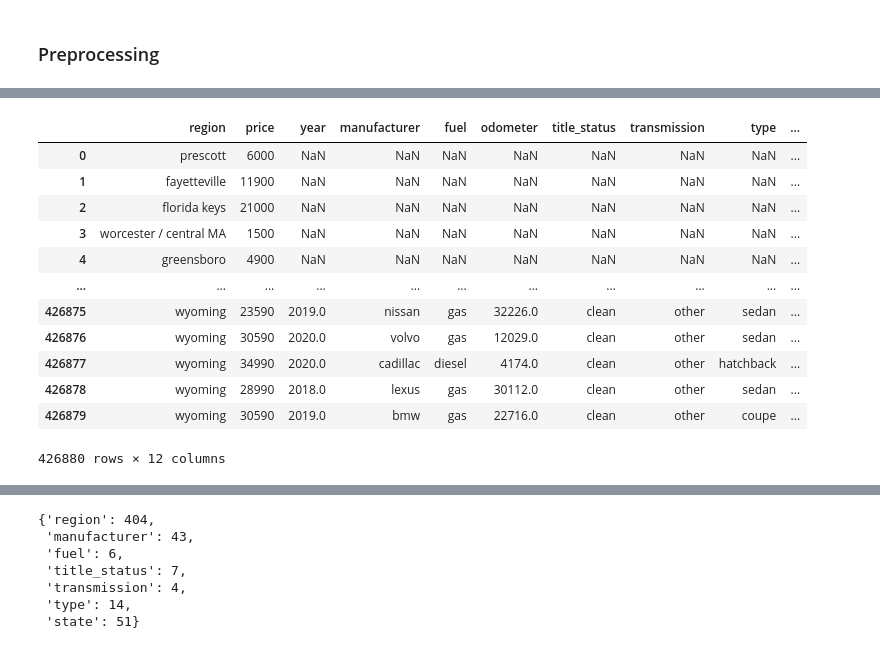
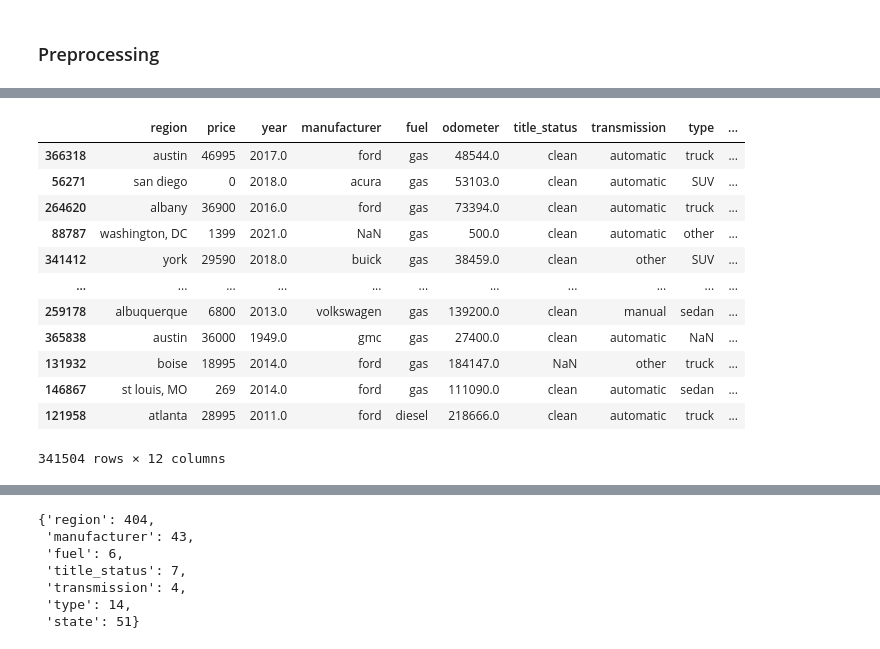
Before and after one commit to axiom9/vehicle_pricings, a Jupyter notebook: Predicting_used_car_prices.ipynb, the cells around one changed output, grey strips where cells are left out. Drawn from its saved outputs; the diff is of its cells as text; code cells hidden in the pictures.

```diff
--- a/Predicting_used_car_prices.ipynb
+++ b/Predicting_used_car_prices.ipynb
@@ -26,0 +13,2 @@ data
+# %%
+data_train, data_test = train_test_split(data, test_size=0.2, random_state=42)
@@ -82,7 +86,7 @@ posting_date    0.000159
 dtype: float64
 # %%
-data_v1 = data.drop(data.columns[data.isna().mean() > 0.25], axis = 1)
+data_train_v1 = data_train.drop(data_train.columns[data_train.isna().mean() > 0.25], axis = 1)
 
-data_v1
+data_train_v1
 # %% [output]
 |  | id | url | region | region_url | price | year | manufacturer | model | fuel | odometer | ... |
@@ -101,20 +105,20 @@ data_v1
 # %%
 unneeded_columns = ['id', 'url', 'region_url', 'image_url', 'description', 'posting_date', 'model']
 
-data_v2 = data_v1.drop(unneeded_columns, axis = 1)
+data_train_v2 = data_train_v1.drop(unneeded_columns, axis = 1)
 
-data_v2
+data_train_v2
 # %% [output]
 |  | region | price | year | manufacturer | fuel | odometer | title_status | transmission | type | ... |
-| 0 | prescott | 6000 | NaN | NaN | NaN | NaN | NaN | NaN | NaN | ... |
-| 1 | fayetteville | 11900 | NaN | NaN | NaN | NaN | NaN | NaN | NaN | ... |
-| 2 | florida keys | 21000 | NaN | NaN | NaN | NaN | NaN | NaN | NaN | ... |
-| 3 | worcester / central MA | 1500 | NaN | NaN | NaN | NaN | NaN | NaN | NaN | ... |
-| 4 | greensboro | 4900 | NaN | NaN | NaN | NaN | NaN | NaN | NaN | ... |
+| 366318 | austin | 46995 | 2017.0 | ford | gas | 48544.0 | clean | automatic | truck | ... |
+| 56271 | san diego | 0 | 2018.0 | acura | gas | 53103.0 | clean | automatic | SUV | ... |
+| 264620 | albany | 36900 | 2016.0 | ford | gas | 73394.0 | clean | automatic | truck | ... |
+| 88787 | washington, DC | 1399 | 2021.0 | NaN | gas | 500.0 | clean | automatic | other | ... |
+| 341412 | york | 29590 | 2018.0 | buick | gas | 38459.0 | clean | other | SUV | ... |
 | ... | ... | ... | ... | ... | ... | ... | ... | ... | ... | ... |
-| 426875 | wyoming | 23590 | 2019.0 | nissan | gas | 32226.0 | clean | other | sedan | ... |
-| 426876 | wyoming | 30590 | 2020.0 | volvo | gas | 12029.0 | clean | other | sedan | ... |
-| 426877 | wyoming | 34990 | 2020.0 | cadillac | diesel | 4174.0 | clean | other | hatchback | ... |
-| 426878 | wyoming | 28990 | 2018.0 | lexus | gas | 30112.0 | clean | other | sedan | ... |
-| 426879 | wyoming | 30590 | 2019.0 | bmw | gas | 22716.0 | clean | other | coupe | ... |
+| 259178 | albuquerque | 6800 | 2013.0 | volkswagen | gas | 139200.0 | clean | manual | sedan | ... |
+| 365838 | austin | 36000 | 1949.0 | gmc | gas | 27400.0 | clean | automatic | NaN | ... |
+| 131932 | boise | 18995 | 2014.0 | ford | gas | 184147.0 | NaN | other | truck | ... |
+| 146867 | st louis, MO | 269 | 2014.0 | ford | gas | 111090.0 | clean | automatic | sedan | ... |
+| 121958 | atlanta | 28995 | 2011.0 | ford | diesel | 218666.0 | clean | automatic | truck | ... |
-426880 rows × 12 columns
+341504 rows × 12 columns
```
Also changed, not shown: parts of 35 cells of this notebook.
